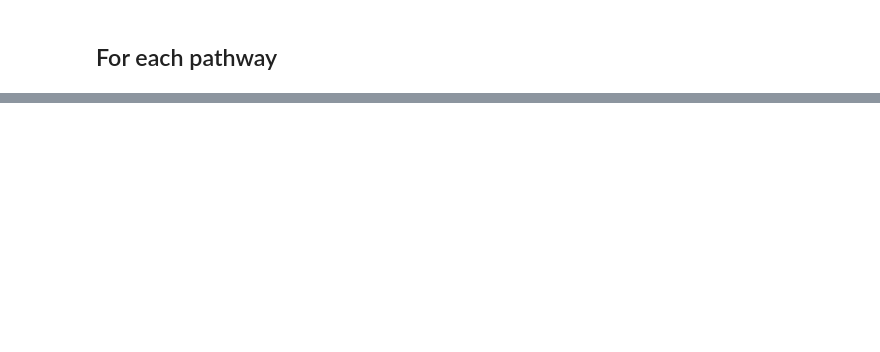
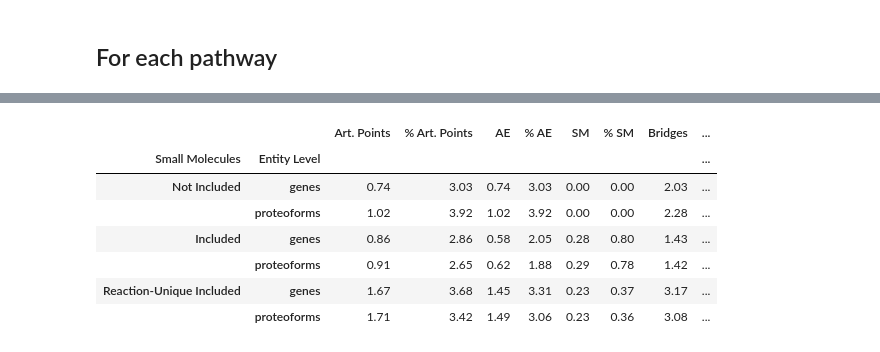
Before and after one commit to PathwayAnalysisPlatform/ProteoformNetworks, a Jupyter notebook: src/Python/2_5_bridges_art_points.ipynb, the cells around one changed output, grey strips where cells are left out. Saved outputs shown, nothing was run; the diff lists cells and outputs as text; code cells hidden in the pictures; blank space fills up the shorter version.

```diff
--- a/src/Python/2_5_bridges_art_points.ipynb
+++ b/src/Python/2_5_bridges_art_points.ipynb
@@ -265,3 +256,0 @@ def get_tuples(combination):
-# %%
-df_br_ap_pathways = pd.DataFrame([get_tuples(combination) for combination in combinations], columns=columns)
-df_br_ap_pathways
@@ -298,0 +274,26 @@ df_pathways_grouped
+# %%
+df_pathways_grouped = df_br_ap_pathways.groupby(['Small Molecules', 'Entity Level']).agg(
+    {
+        "Art. Points": ['mean'],
+        "% Art. Points": ['mean'],
+        "AE": ['mean'],
+        "% AE": ['mean'],
+        "SM": ['mean'],
+        "% SM": ['mean'],
+        "Bridges": ['mean'],
+        "% Bridges": ['mean'],
+        "% Bridges out of AE": ['mean'],
+        "% Bridges out of SM": ['mean']
+    })
+df_pathways_grouped.columns = [ *cols_art_points, *cols_bridges]
+df_pathways_grouped = df_pathways_grouped.set_index(get_multiindex())
+df_pathways_grouped
+# %% [output]
+|  |  | Art. Points | % Art. Points | AE | % AE | SM | % SM | Bridges | ... |
+| Small Molecules | Entity Level |  |  |  |  |  |  |  | ... |
+| Not Included | genes | 0.74 | 3.03 | 0.74 | 3.03 | 0.00 | 0.00 | 2.03 | ... |
+|  | proteoforms | 1.02 | 3.92 | 1.02 | 3.92 | 0.00 | 0.00 | 2.28 | ... |
+| Included | genes | 0.86 | 2.86 | 0.58 | 2.05 | 0.28 | 0.80 | 1.43 | ... |
+|  | proteoforms | 0.91 | 2.65 | 0.62 | 1.88 | 0.29 | 0.78 | 1.42 | ... |
+| Reaction-Unique Included | genes | 1.67 | 3.68 | 1.45 | 3.31 | 0.23 | 0.37 | 3.17 | ... |
+|  | proteoforms | 1.71 | 3.42 | 1.49 | 3.06 | 0.23 | 0.36 | 3.08 | ... |
```
Also changed, not shown: parts of 18 cells of this notebook, 4 other files.
